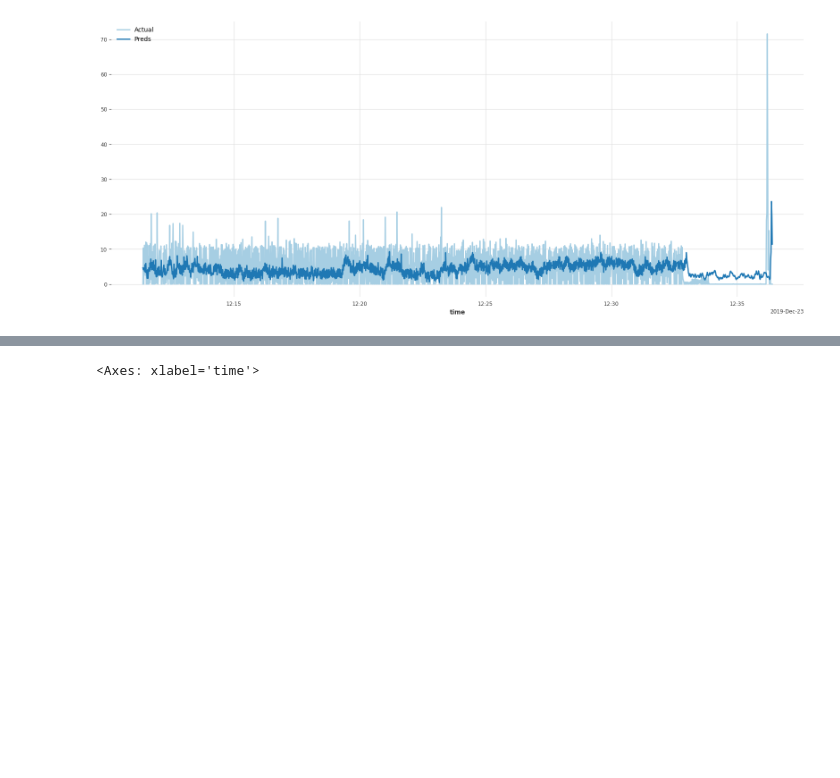
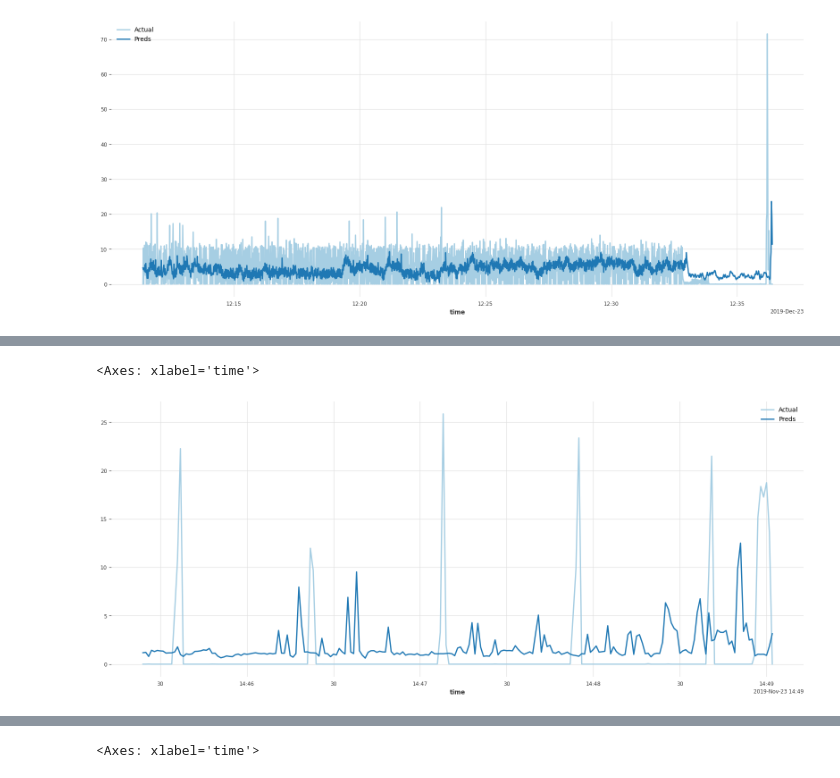
Before and after one commit to ejs94/5g-forecasting, a Jupyter notebook: notebooks/5_plot_results.ipynb, the cells around one changed output, grey strips where cells are left out. Saved outputs shown, nothing was run; the diff lists cells and outputs as text; code cells hidden in the pictures; blank space fills up the shorter version.

```diff
--- a/notebooks/5_plot_results.ipynb
+++ b/notebooks/5_plot_results.ipynb
@@ -70,3 +58,7 @@ preds_ts.plot(label="Preds")
 # %% [output]
 <Axes: xlabel='time'>
 [figure]
+# %%
+test_df = pd.read_parquet(os.path.join(os.pardir, "data", "results", "covariate_NBEATSModel_historical_forecast.parquet"))
+test_df = test_df.reset_index(drop=True)
+test_df
@@ -73,3 +79,19 @@ preds_ts.plot(label="Preds")
+# %%
+sample_idx = 15
+dates_1 = pd.DatetimeIndex(test_df["Actuals_index"][sample_idx])
+values_1 = test_df["Actuals_values"][sample_idx]
+actual_ts = TimeSeries.from_times_and_values(dates_1, values_1)
+
+
+dates_2 = pd.DatetimeIndex(test_df["Preds_index"][sample_idx])
+values_2 = test_df["Preds_values"][sample_idx]
+preds_ts = TimeSeries.from_times_and_values(dates_2, values_2)
+
+actual_ts.plot(label="Actual")
+preds_ts.plot(label="Preds")
+# %% [output]
+<Axes: xlabel='time'>
+[figure, added]
 # %%
 file_path = os.path.join(split_90_path, "LSTM_driving_down_RSRP.parquet")
 # Read the Parquet file and add it to the DataFrame
```
Also changed, not shown: parts of 2 cells of this notebook, 1 other file.
